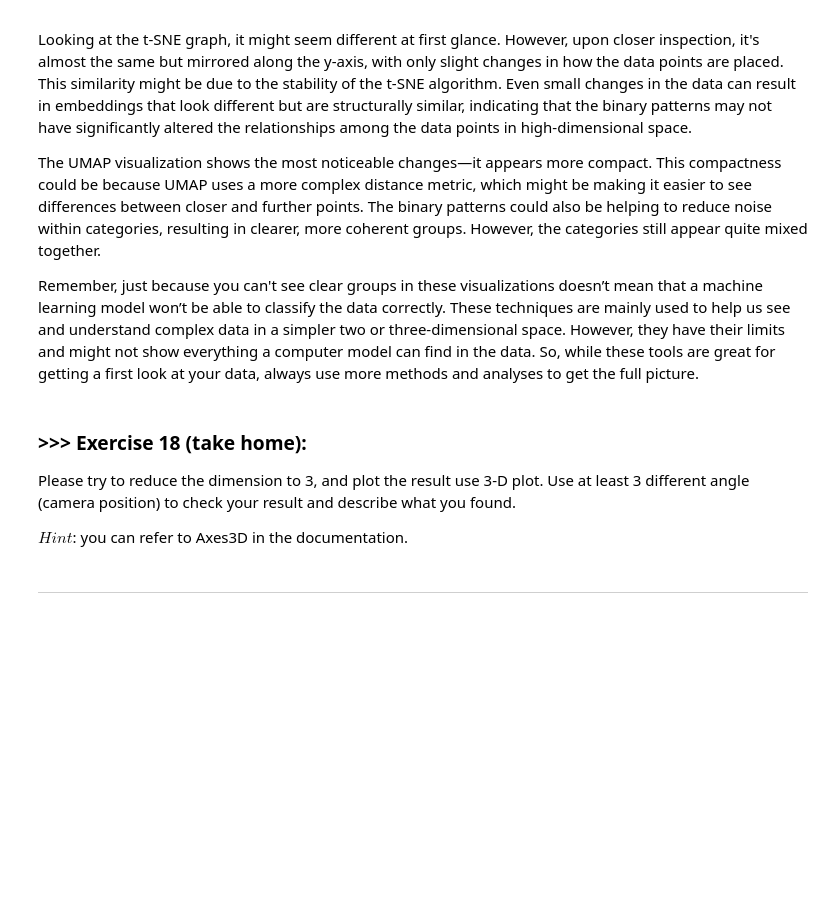
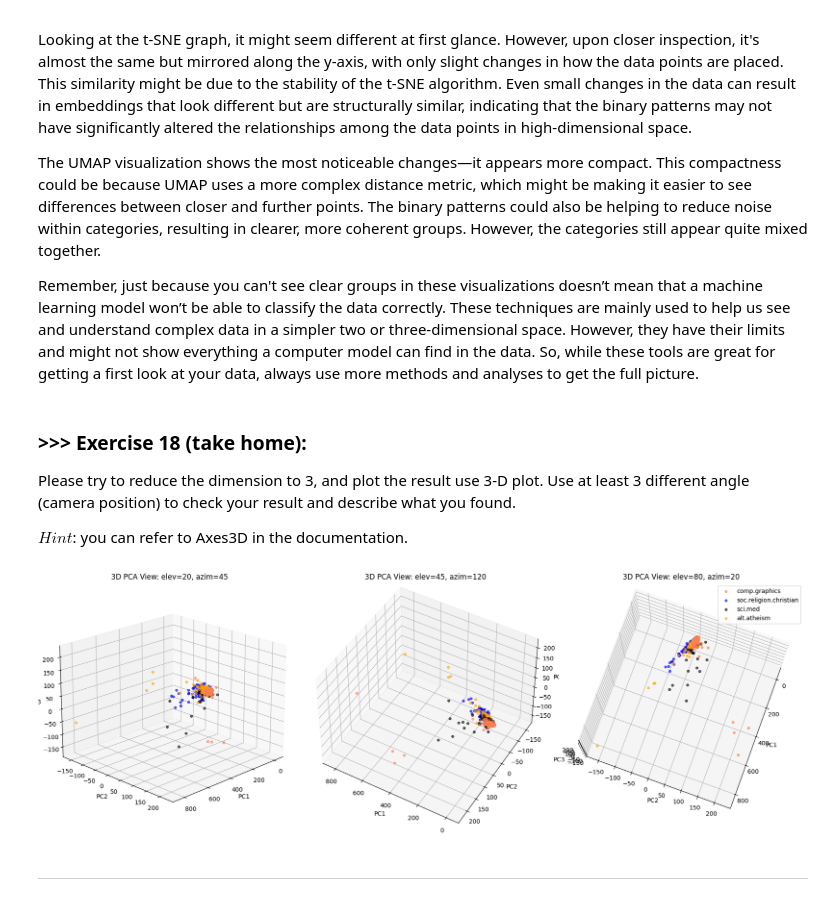
Before and after one commit to Newpage927/DM2025-Lab1-Exercise, a Jupyter notebook: DM2025-Lab1-Master.ipynb, the cells around one changed output. Drawn from its saved outputs; the diff is of its cells as text; code cells hidden in the pictures; blank space fills up the shorter version.

```diff
--- a/DM2025-Lab1-Master.ipynb
+++ b/DM2025-Lab1-Master.ipynb
@@ -2097,3 +2170,37 @@ $Hint$: you can refer to Axes3D in the documentation.
+# %%
+#Answer Here
+import matplotlib.pyplot as plt
+from mpl_toolkits.mplot3d import Axes3D
+from sklearn.decomposition import PCA
+
+pca_3d = PCA(n_components=3)
+X_pca_3d = pca_3d.fit_transform(augmented_df.values)
+
+angles = [(20, 45), (45, 120), (80, 20)]
+fig = plt.figure(figsize=(18, 6))
+
+col = ['coral', 'blue', 'black', 'orange']
+categories = X['category_name'].unique()
+
+for i, (elev, azim) in enumerate(angles):
+    ax = fig.add_subplot(1, 3, i+1, projection='3d')
+    for color, category in zip(col, categories):
+        idx = X['category_name'] == category
+        ax.scatter(X_pca_3d[idx, 0], X_pca_3d[idx, 1], X_pca_3d[idx, 2],
+                   c=color, label=category, s=15, alpha=0.6)
+
+    ax.view_init(elev=elev, azim=azim)
+    ax.set_title(f"3D PCA View: elev={elev}, azim={azim}")
+    ax.set_xlabel('PC1')
+    ax.set_ylabel('PC2')
+    ax.set_zlabel('PC3')
+
+plt.legend(loc='best')
+plt.tight_layout()
+plt.show()
+# Through the 3D scatter plot, it can be observed that compared with the 2D plane, the data points show a better degree of separation in the three-dimensional space. The category points that originally overlapped in the 2D diagram are actually stratified in the PC3 dimension. This indicates that the pattern features in augmented_df are helpful in distinguishing different article categories at higher dimensions. Although some data points are still intertwined, the overall clustering trend is clearer than 2D visualization.
+# %% [output]
+[figure, added]
 # %% [markdown]
 ---
 # %% [markdown]
```
Also changed, not shown: parts of 44 cells of this notebook, 4 other files.
